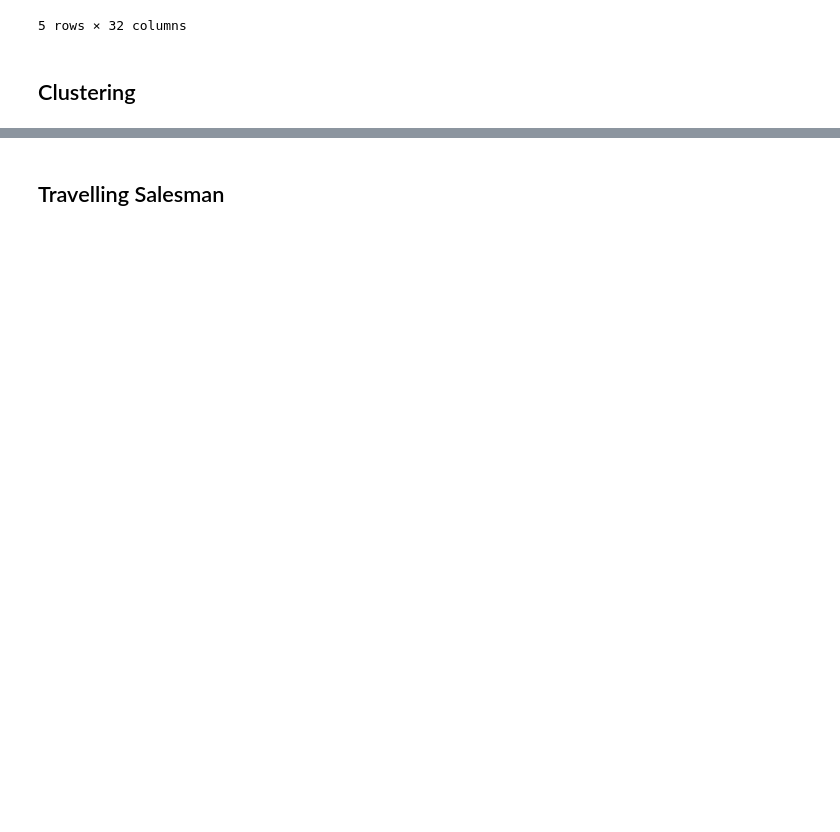
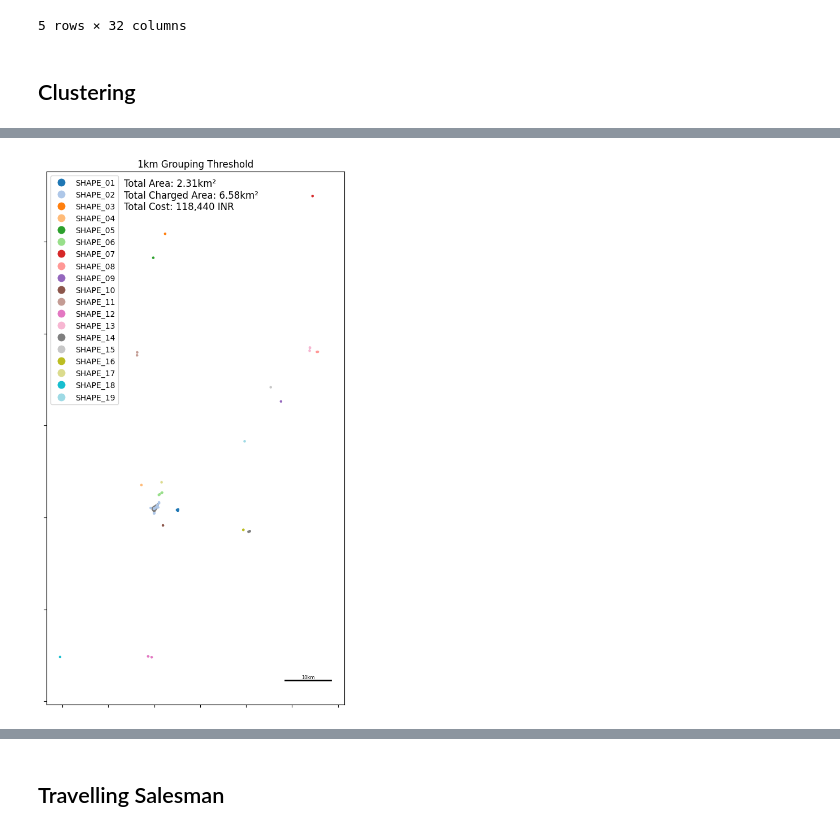
Before and after one commit to IDinsight/idinsight-solar-parks, a Jupyter notebook: notebooks/gov_building_clustering.ipynb, the cells around one changed output, grey strips where cells are left out. Drawn from its saved outputs; the diff is of its cells as text; code cells hidden in the pictures; blank space fills up the shorter version.

Commit message:
cleanup and add minimum cost logic

```diff
--- a/notebooks/gov_building_clustering.ipynb
+++ b/notebooks/gov_building_clustering.ipynb
@@ -20,6 +20,8 @@
 # flight number, km for each flight, time of each flight, number of buildings covered (with latlon), start point, end point, distance to cover by road to next start point
 
 # fixed cost of time per building
+# %%
+INDIA_PROJECTED_CRS = "24378"
 # %% [markdown]
 ## Setup
 # %%
@@ -107,0 +202,87 @@ gdf.head()
+# %%
+cluster_gdf_list = []
+
+for threshold_str in threshold_names:
+    cluster_col_name = f"cluster_id_{threshold_str}"
+
+    cluster_gdf = create_cluster_summary(
+        gdf_with_cluster_labels, cluster_col_name=cluster_col_name
+    )
+    cluster_gdf_list.append(cluster_gdf)
+
+    # save to file
+    save_shapefiles(
+        cluster_gdf,
+        OUTPUT_DATA_DIR / threshold_str,
+        f"{threshold_str}_clusters_boundaries",
+        formats=["csv", "kml"],
+    )
+
+    # Get all cluster columns except the current one
+    cluster_cols_to_drop = [
+        col_name for col_name in cluster_col_names if col_name != cluster_col_name
+    ]
+    save_shapefiles(
+        gdf_with_cluster_labels.drop(columns=cluster_cols_to_drop),
+        OUTPUT_DATA_DIR / threshold_str,
+        f"{threshold_str}_cluster_buildings",
+        formats=["csv", "kml"],
+    )
+
+    total_area = cluster_gdf["Area (km²)"].sum()
+    totla_charged_area = cluster_gdf["Charged Area (km²)"].sum()
+    total_cost = cluster_gdf["Cost (INR)"].sum()
+
+    ax = cluster_gdf.plot(
+        figsize=(10, 10),
+        color="black",
+        alpha=0.5,
+    )
+
+    gdf_with_cluster_labels.plot(
+        ax=ax,
+        column=cluster_col_name,
+        cmap="tab20",
+        markersize=5,
+        legend=True,
+    )
+
+    # add a 1km line to show scale on the plot
+    xmin, xmax = ax.get_xlim()
+    ymin, ymax = ax.get_ylim()
+    length = 10000
+    length_name = "10km"
+    ax.plot(
+        [xmax - length, xmax], [ymin, ymin], color="white", linewidth=5, linestyle="-"
+    )
+    ax.plot(
+        [xmax - length, xmax], [ymin, ymin], color="black", linewidth=2, linestyle="-"
+    )
+    ax.text(xmax - length / 2, ymin + 400, length_name, fontsize=6, ha="center")
+
+    ax.set_xticklabels([])
+    ax.set_yticklabels([])
+    ax.set_title(f"{threshold_str} Grouping Threshold")
+
+    # add text to show total area and cost
+    ax.text(
+        xmax - 45000,
+        ymax - 8000,
+        (
+            f"Total Area: {total_area:.2f}km²\n"
+            f"Total Charged Area: {totla_charged_area:.2f}km²\n"
+            f"Total Cost: {total_cost:,.0f} INR"
+        ),
+        fontsize=12,
+        ha="left",
+    )
+    # remove extra white space in saved file
+    plt.tight_layout()
+    plt.savefig(OUTPUT_DATA_DIR / f"clustered_buildings_{threshold_str}.png", dpi=300)
+    plt.show()
+
+    # cluster_areas.hist(bins=50)
+    # plt.title(f"{threshold_str} Threshold")
+    # plt.show()
+# %% [output]
+[figure, added]
```
Also changed, not shown: parts of 16 cells of this notebook.
